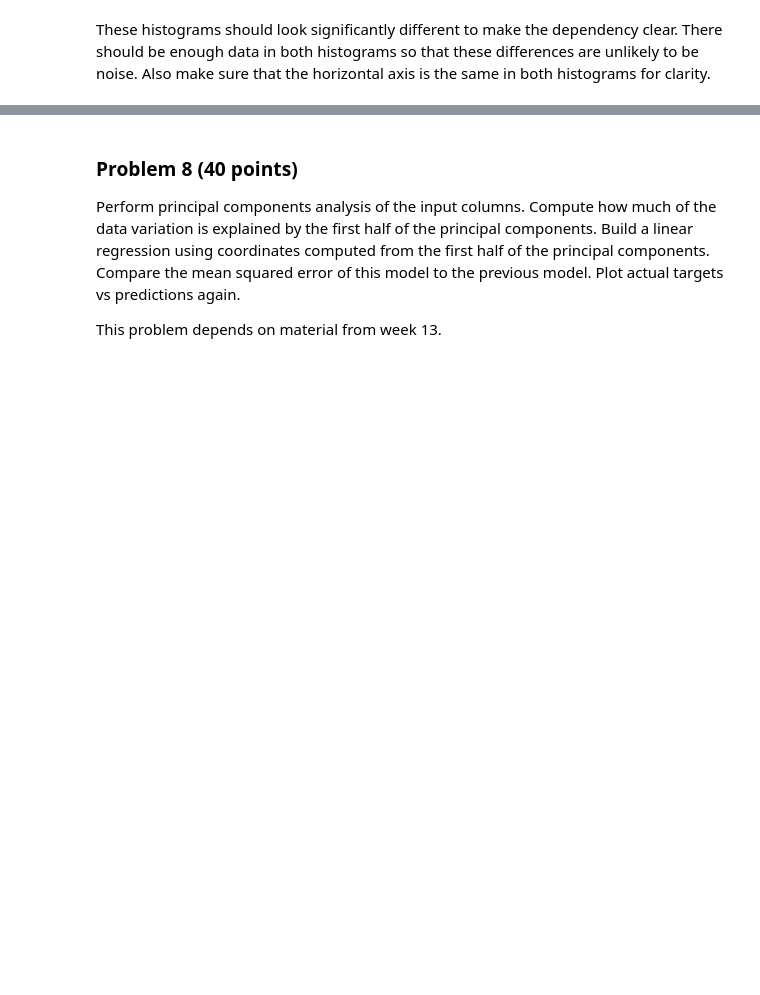
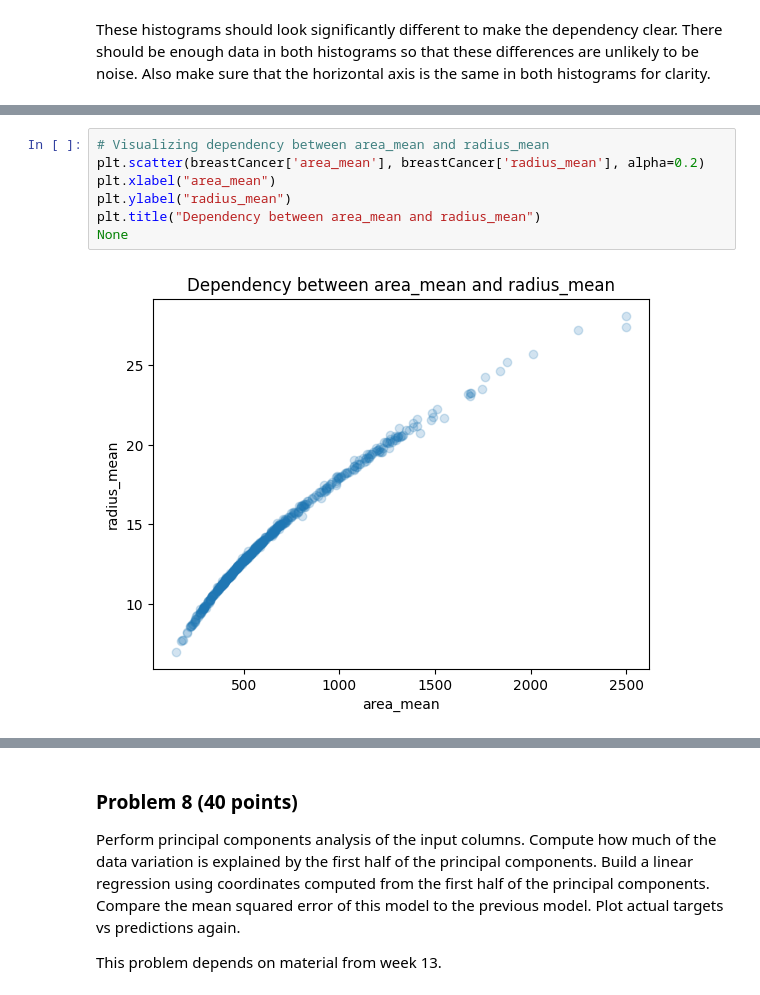
Before and after one commit to aidandig/dx601-final-project, a Jupyter notebook: project.ipynb, the cells around one changed output, grey strips where cells are left out. Saved outputs shown, nothing was run; the diff lists cells and outputs as text; blank space fills up the shorter version.

```diff
--- a/project.ipynb
+++ b/project.ipynb
@@ -521,0 +532,9 @@ YOUR ANSWERS HERE
+# %%
+# Visualizing dependency between area_mean and radius_mean
+plt.scatter(breastCancer['area_mean'], breastCancer['radius_mean'], alpha=0.2)
+plt.xlabel("area_mean")
+plt.ylabel("radius_mean")
+plt.title("Dependency between area_mean and radius_mean")
+None
+# %% [output]
+[figure, added]
```
Also changed, not shown: parts of 6 cells of this notebook.
